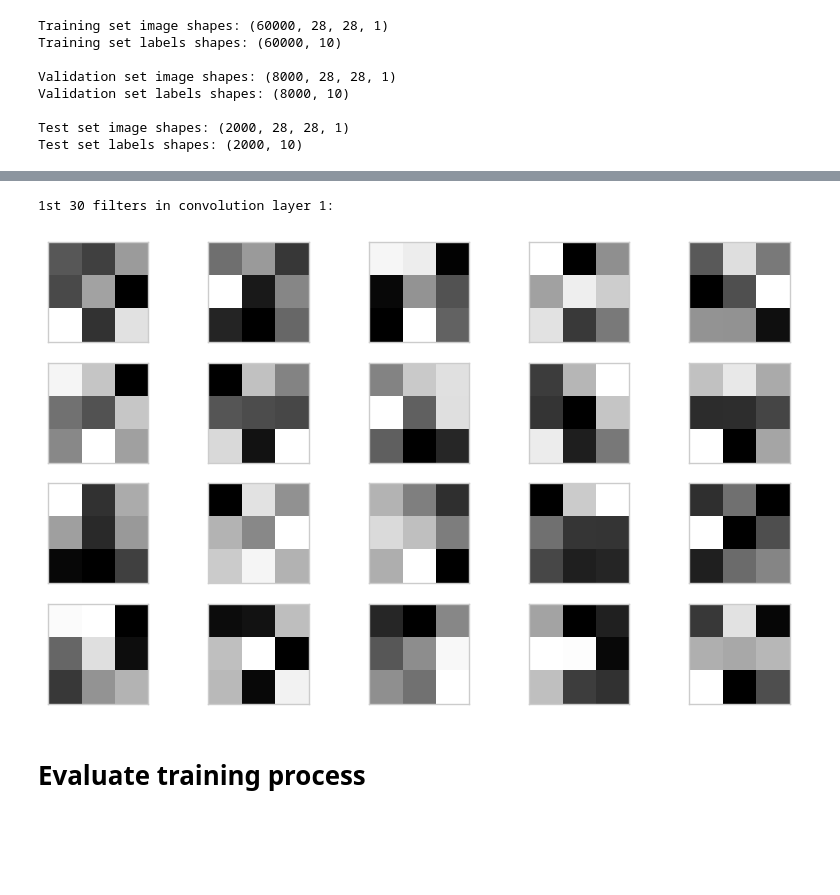
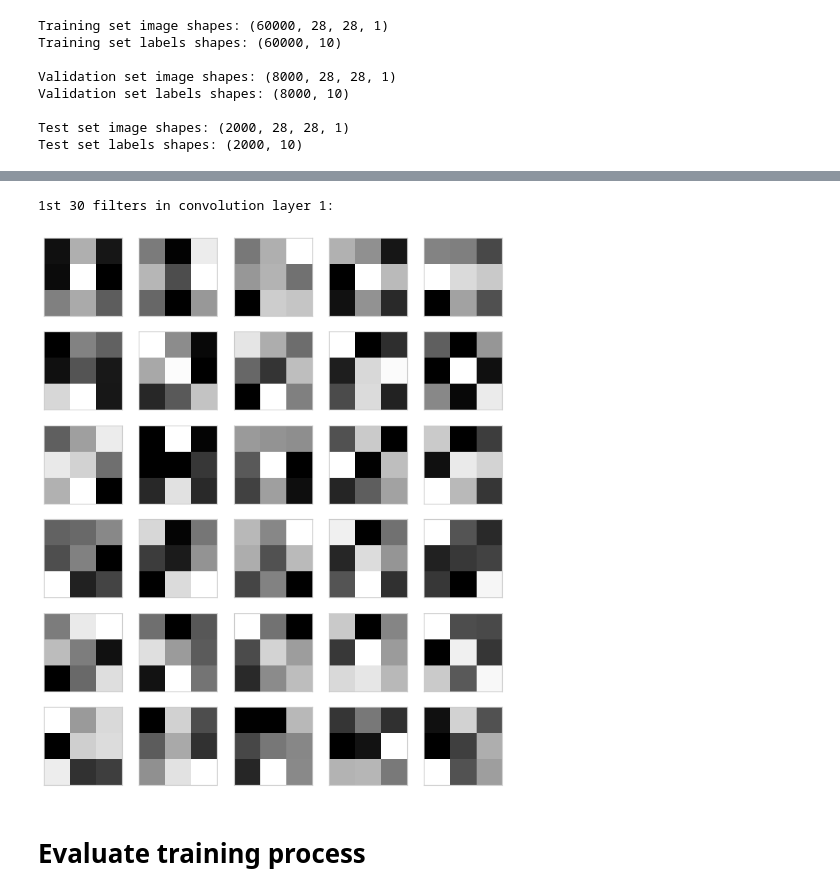
Before and after one commit to simonguld/CriticalBigDataManagement, a Jupyter notebook: 2024/cnn.ipynb, the cells around one changed output, grey strips where cells are left out. Saved outputs shown, nothing was run; the diff lists cells and outputs as text; code cells hidden in the pictures; blank space fills up the shorter version.

```diff
--- a/2024/cnn.ipynb
+++ b/2024/cnn.ipynb
@@ -206,15 +213,18 @@ Build model
 # %%
 model = Sequential()
 
-model.add(Conv2D(filters=128,
+# First convolutional layer
+model.add(Conv2D(filters=32,
                  kernel_size=3,
                  strides=1,
                  padding='same',
                  activation='relu',
                  input_shape=(img_rows, img_cols, 1)))
 
+# First pooling layer
 model.add(MaxPooling2D(pool_size=2, strides=None))
 
+# Second convolutional layer
 model.add(Conv2D(filters=8,
                  kernel_size=3,
                  strides=1,
@@ -222,14 +232,19 @@ model.add(Conv2D(filters=8,
                  activation='relu',
                  input_shape=(img_rows, img_cols, 1)))
 
+# Second pooling layer
 model.add(MaxPooling2D(pool_size=2, strides=None))
 
+# Dropout layer
 model.add(Dropout(rate=0.05))
 
+# Flatten layer
 model.add(Flatten())
 
+# Fully connected layer
 model.add(Dense(units=64, activation='relu'))
 
+# Output layer
 model.add(Dense(units=num_classes, activation='softmax'))
 
 model.summary()
@@ -256,7 +271,7 @@ Compile and train model
 # %%
 # set the central parameters for compiling and training
 learning_rate = 1e-5
-epochs = 5
+epochs = 10
 batch_size = 512
 
 model.compile(loss=categorical_crossentropy,
@@ -286,23 +311,24 @@ The kernels (also called filters or masks) are the (typically 3x3) matrices that
 # %%
 # model.layers will print a list of layer parameters/values
 filters1, biases1 = model.layers[0].get_weights()
 filters2, biases2 = model.layers[2].get_weights()
 
 Nfilters_to_plot = 30
 
 # normalize filter values to range 0-1 for better colormapping during plotting
 def norm_filter(kernel):
     return (kernel - np.min(kernel)) / (np.max(kernel) - np.min(kernel))
 
 print(f'1st {Nfilters_to_plot} filters in convolution layer 1:')
-fig, ax = plt.subplots(4,5, figsize=(10, 6))
+ncols = int(np.ceil(Nfilters_to_plot / 5))
+fig, ax = plt.subplots(ncols,5, figsize=(10, 2*ncols))
 axs = ax.flatten()
-for i in range(20):
+for i in range(Nfilters_to_plot):
     axs[i].imshow(norm_filter(filters1[:,:,0,i]), cmap=plt.cm.binary)
     axs[i].set_xticks([]); axs[i].set_yticks([]); axs[i].grid(False)
 # %% [output]
 1st 30 filters in convolution layer 1:
-[figure, old version]
+[figure, new version]
 # %% [markdown]
 # Evaluate training process
 # %%
```
Also changed, not shown: parts of 29 cells of this notebook, 4 other files.
